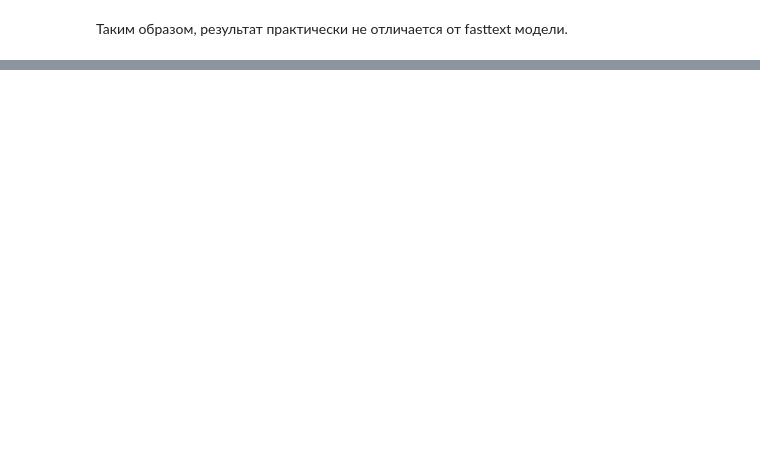
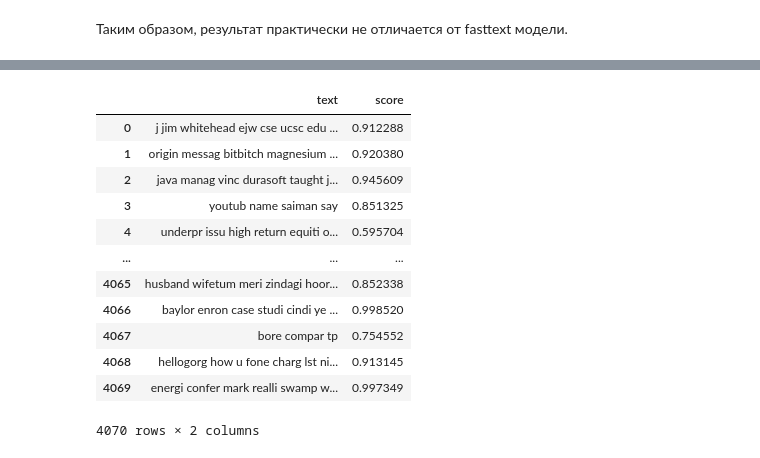
Before and after one commit to andrrrei/vk_internship, a Jupyter notebook: vk_spam_classification.ipynb, the cells around one changed output, grey strips where cells are left out. Drawn from its saved outputs; the diff is of its cells as text; code cells hidden in the pictures; blank space fills up the shorter version.

```diff
--- a/vk_spam_classification.ipynb
+++ b/vk_spam_classification.ipynb
@@ -306,6 +286,6 @@ accuracy_score 0.913083538083538
 # %% [markdown]
 Таким образом, результат практически не отличается от fasttext модели.
 # %%
-res = model.predict(test_data['text'])
+res = model.predict_proba(test_data['text'])
 # %%
-test_data['label'] = pd.Series(res)
+test_data['score'] = res
@@ -312 +308,17 @@ test_data['label'] = pd.Series(res)
+# %%
+test_data[['text', 'score']]
+# %% [output]
+|  | text | score |
+| 0 | j jim whitehead ejw cse ucsc edu ... | 0.912288 |
+| 1 | origin messag bitbitch magnesium ... | 0.920380 |
+| 2 | java manag vinc durasoft taught j... | 0.945609 |
+| 3 | youtub name saiman say | 0.851325 |
+| 4 | underpr issu high return equiti o... | 0.595704 |
+| ... | ... | ... |
+| 4065 | husband wifetum meri zindagi hoor... | 0.852338 |
+| 4066 | baylor enron case studi cindi ye ... | 0.998520 |
+| 4067 | bore compar tp | 0.754552 |
+| 4068 | hellogorg how u fone charg lst ni... | 0.913145 |
+| 4069 | energi confer mark realli swamp w... | 0.997349 |
+4070 rows × 2 columns
 # %%
```
Also changed, not shown: parts of 25 cells of this notebook, 2 other files.
